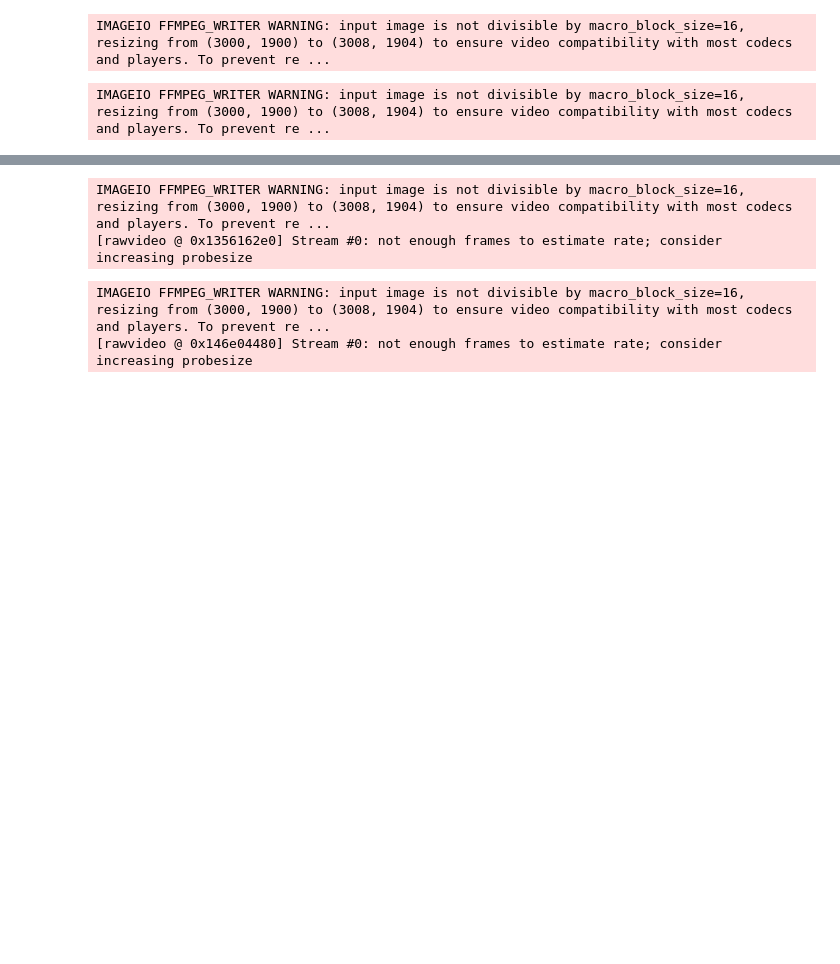
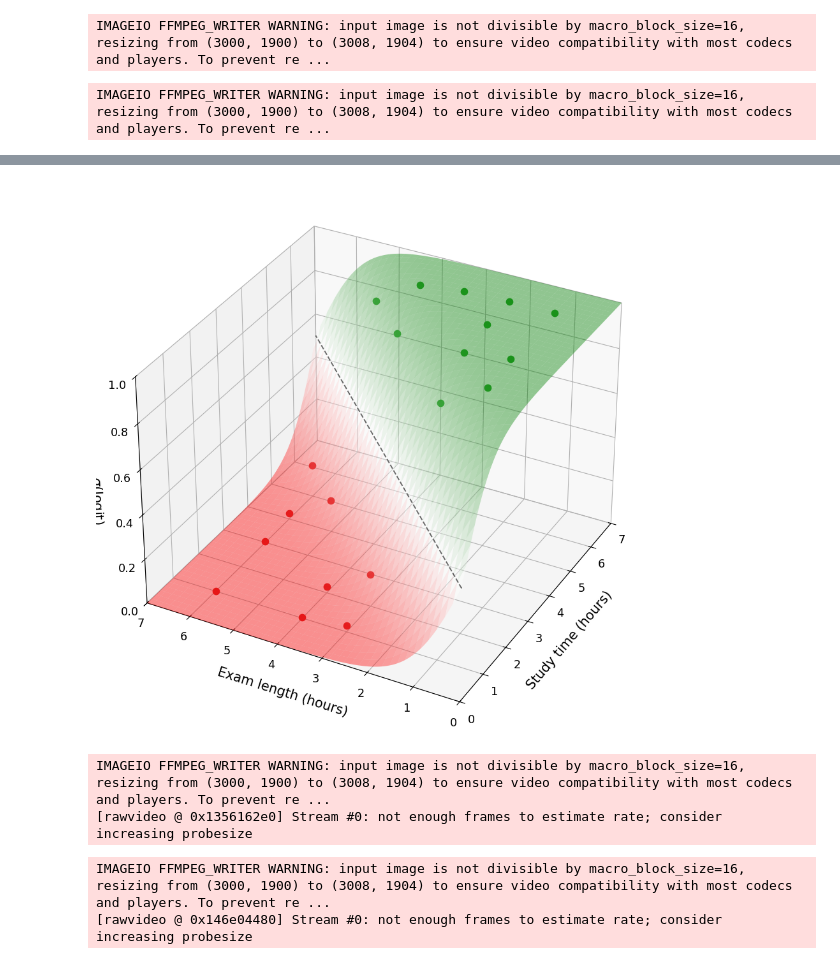
Before and after one commit to gallettilance/reproduce-those-animations, a Jupyter notebook: 007-full-logistic-regression/logistic-regression-chap2.ipynb, the cells around one changed output, grey strips where cells are left out. Saved outputs shown, nothing was run; the diff lists cells and outputs as text; code cells hidden in the pictures; blank space fills up the shorter version.

```diff
--- a/007-full-logistic-regression/logistic-regression-chap2.ipynb
+++ b/007-full-logistic-regression/logistic-regression-chap2.ipynb
@@ -2326,3 +2280,3 @@ IMAGEIO FFMPEG_WRITER WARNING: input image is not divisible by macro_block_size=
 # %%
-save_mp4([frame_3d_scaled(float(k)) for k in k_seq], "ch2_04_sigmoid_param_scale_3d.mp4", duration=SIG3D_MS_3D)
+save_mp4([frame_3d_scaled(float(k)) for k in k_seq], "ch2_21_sigmoid_param_scale_3d.mp4", duration=SIG3D_MS_3D)
 # %% [output]
@@ -2331,2 +2284,3 @@ IMAGEIO FFMPEG_WRITER WARNING: input image is not divisible by macro_block_size=
+[figure, added]
 # %%
 _anim_export_frames = _build_ch2_04b_frames(legend_mode="values")
```
Also changed, not shown: parts of 109 cells of this notebook.
